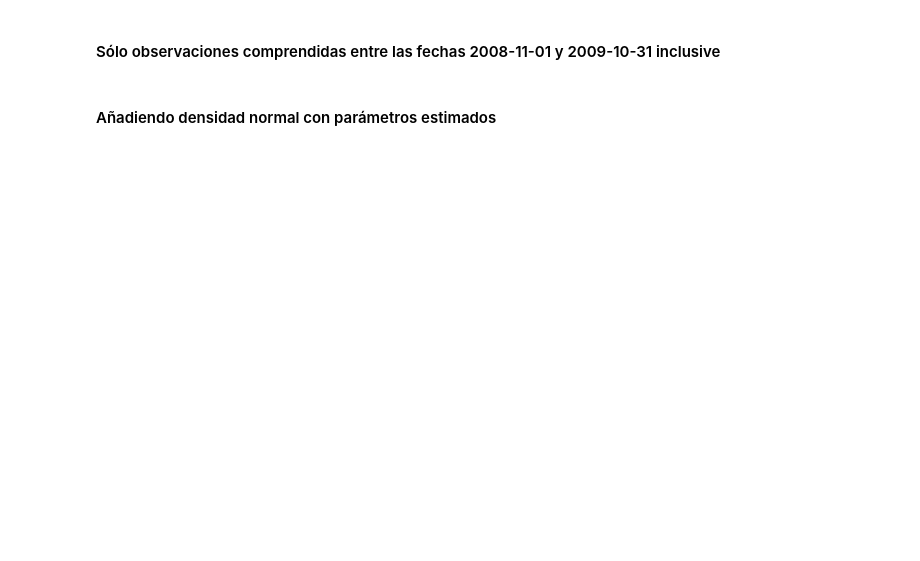
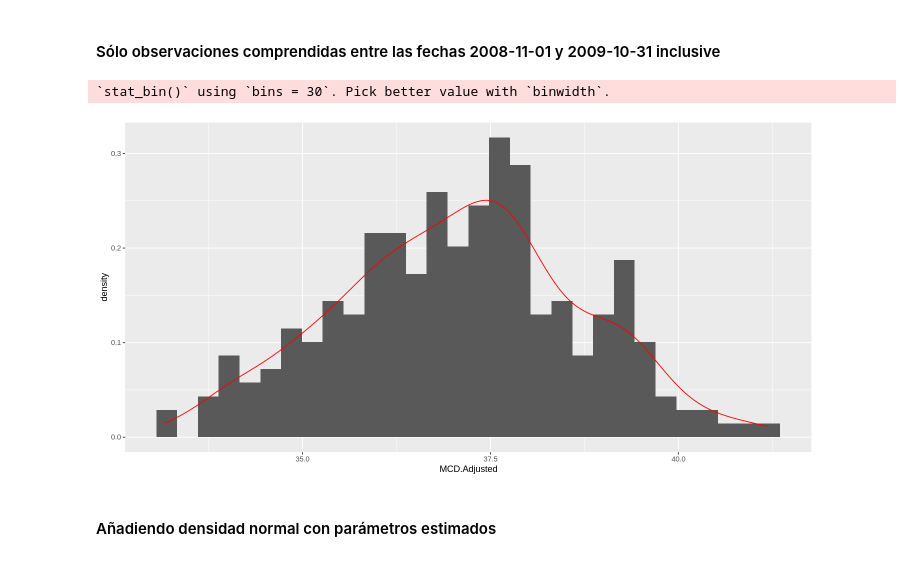
Before and after one commit to majorquev/DBDC_202406_Programacion_en_R_para_ciencia_de_datos, a Jupyter notebook: Clases/C8/Clase8_1_Testeo_de_normalidad.ipynb, the cells around one changed output. Drawn from its saved outputs; the diff is of its cells as text; code cells hidden in the pictures; blank space fills up the shorter version.

```diff
--- a/Clases/C8/Clase8_1_Testeo_de_normalidad.ipynb
+++ b/Clases/C8/Clase8_1_Testeo_de_normalidad.ipynb
@@ -91,4 +206,14 @@ Podemos generar visualizaciones del valor ajustado.
 # %% [markdown]
 #### Sólo observaciones comprendidas entre las fechas 2008-11-01 y 2009-10-31 inclusive
+# %%
+serie_df %>%
+    filter(fecha >= "2008-11-01" & fecha <="2009-10-31" ) %>%
+    ggplot() +
+    aes(x = MCD.Adjusted, y = ..density..) +
+    geom_histogram() +
+    geom_density(color = "red")
+# %% [output]
+`stat_bin()` using `bins = 30`. Pick better value with `binwidth`.
+[figure, added]
 # %% [markdown]
 #### Añadiendo densidad normal con parámetros estimados
```
Also changed, not shown: parts of 31 cells of this notebook.
